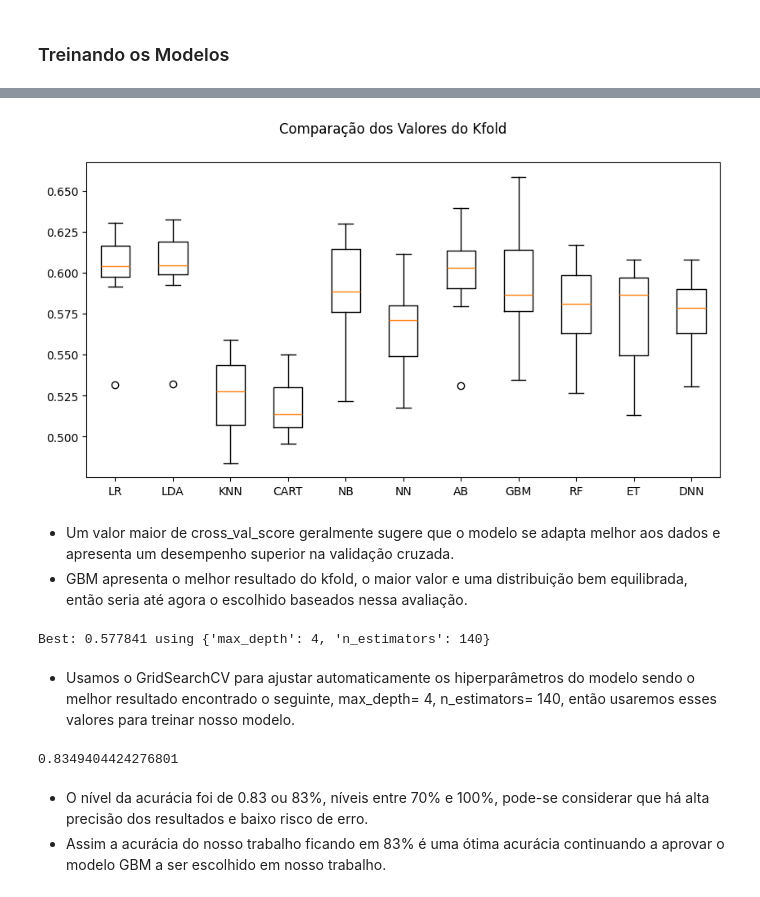
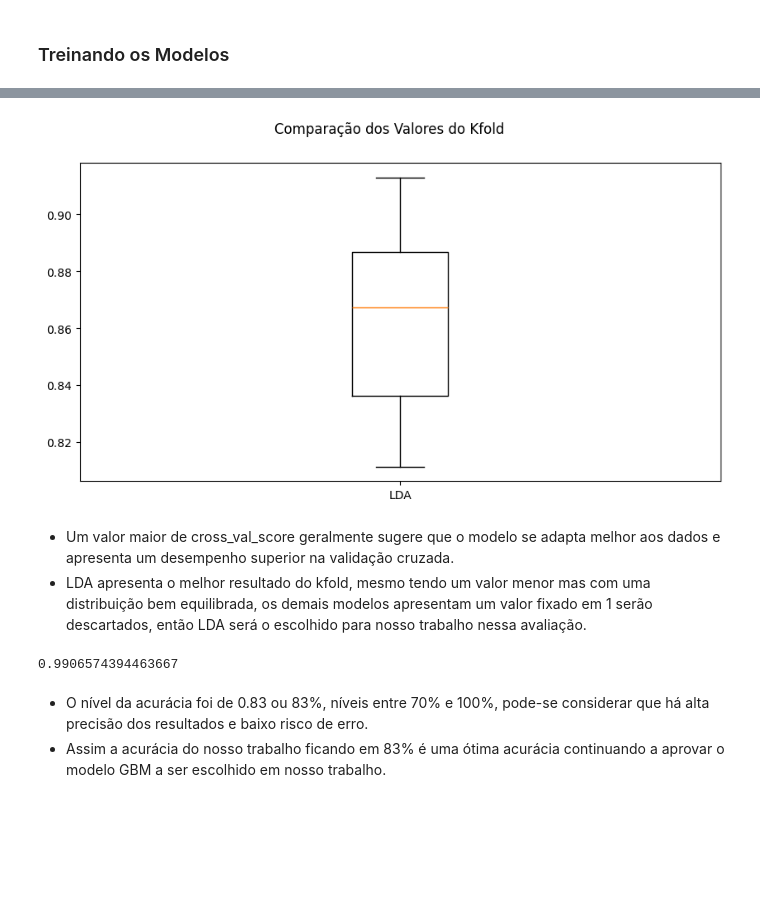
Before and after one commit to jairobernardesjunior/025_Financial_classification_project_fraud_detection, a Jupyter notebook: 02 pfd_treina.ipynb, the cells around one changed output, grey strips where cells are left out. Drawn from its saved outputs; the diff is of its cells as text; code cells hidden in the pictures; blank space fills up the shorter version.

```diff
--- a/02 pfd_treina.ipynb
+++ b/02 pfd_treina.ipynb
@@ -47,7 +47,7 @@ from matplotlib import pyplot # plotagem gráfica
 import seaborn as sns # plotagem gráfica
 # %%
 # carregando arquivo tratado em dataframe
-df_fraud = pd.read_csv('df_treated/df_fraud.csv')
+df_fraud = pd.read_csv('df_treated/df_fraud_trans.csv')
 # %%
 # conferindo a dimensão do dataframe, linhas e colunas
 df_fraud.shape
@@ -187,6 +187,7 @@ models.append(('DNN', KerasClassifier(build_fn=create_model, epochs=50, batch_si
 # treinando os modelos
 names = []
 kfold_results = []
+kfold_results2 = []
 test_results = []
 train_results = []
 
@@ -205,6 +206,9 @@ for name, model in models:
     # treinando o modelo
     res = model.fit(X_train, Y_train)
 
+    if name=='LDA':
+        lda_model = model
+
     print('fim', name)
 # %% [output]
 LR
@@ -228,47 +261,30 @@ AttributeError: 'super' object has no attribute '__sklearn_tags__'
 # %%
 # comparando resultados da validação cruzada
 # quanto maior o cross_val_score, o modelo é mais consistente e generalizável
 fig = pyplot.figure()
 fig.suptitle('Comparação dos Valores do Kfold')
 ax = fig.add_subplot(111)
-pyplot.boxplot(kfold_results)
-ax.set_xticklabels(names)
+pyplot.boxplot(kfold_results[1:2])
+ax.set_xticklabels(names[1:2])
 fig.set_size_inches(10,5)
 pyplot.savefig('grafic_image/kfold.png', format='png')
 pyplot.show()
 # %% [output]
-[figure, old version]
+[figure, new version]
 # %% [markdown]
 - Um valor maior de cross_val_score geralmente sugere que o modelo se adapta melhor aos dados e apresenta um desempenho superior na validação cruzada.
-- GBM apresenta o melhor resultado do kfold, o maior valor e uma distribuição bem equilibrada, então seria até agora o escolhido baseados nessa avaliação.
+- LDA apresenta o melhor resultado do kfold, mesmo tendo um valor menor mas com uma distribuição bem equilibrada, os demais modelos apresentam um valor fixado em 1 serão descartados, então LDA será o escolhido para nosso trabalho nessa avaliação.
-# %%
-# Grid Search: fazendo o ajuste do GradientBoosting
-n_estimators = [180, 140] # quantidade de árvores (arvore de decisão)
-max_depth= [5, 4] # profundidade das árvores (arvore de decisão)
-
-param_grid = dict(n_estimators=n_estimators, max_depth=max_depth)
-model = GradientBoostingClassifier()
-kfold = KFold(n_splits=num_folds, random_state=seed, shuffle=True)
-grid = GridSearchCV(estimator=model, param_grid=param_grid, scoring=scoring, cv=kfold)
-grid_result = grid.fit(X_train, Y_train)
-print('Best: %f using %s' % (grid_result.best_score_, grid_result.best_params_))
-# %% [output]
-Best: 0.577841 using {'max_depth': 4, 'n_estimators': 140}
-# %% [markdown]
-- Usamos o GridSearchCV para ajustar automaticamente os hiperparâmetros do modelo sendo o melhor resultado encontrado o seguinte, max_depth= 4, n_estimators= 140, então usaremos esses valores para treinar nosso modelo.
 # %%
 # treinando o modelo GBM
 # fazendo predição com dados de test
 # apurando a acurácia do modelo
 # resultados com o conjunto de teste
-model_GBM = GradientBoostingClassifier(max_depth= 4, n_estimators= 140)
-model_GBM.fit(X_train, Y_train)
 
 # estimar acurácia do conjunto de validação
-Y_pred = model_GBM.predict(X_test)
+Y_pred = lda_model.predict(X_test)
 print(accuracy_score(Y_test, Y_pred))
 # %% [output]
-0.8349404424276801
+0.9906574394463667
 # %% [markdown]
 - O nível da acurácia foi de 0.83 ou 83%, níveis entre 70% e 100%, pode-se considerar que há alta precisão dos resultados e baixo risco de erro.
 - Assim a acurácia do nosso trabalho ficando em 83% é uma ótima acurácia continuando a aprovar o modelo GBM a ser escolhido em nosso trabalho.
```
Also changed, not shown: parts of 20 cells of this notebook, 2 other files.
